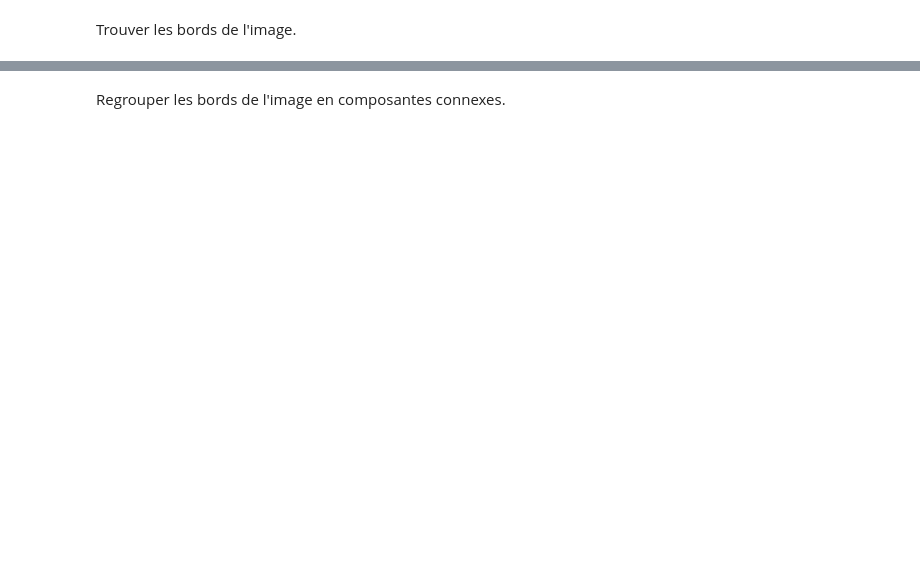
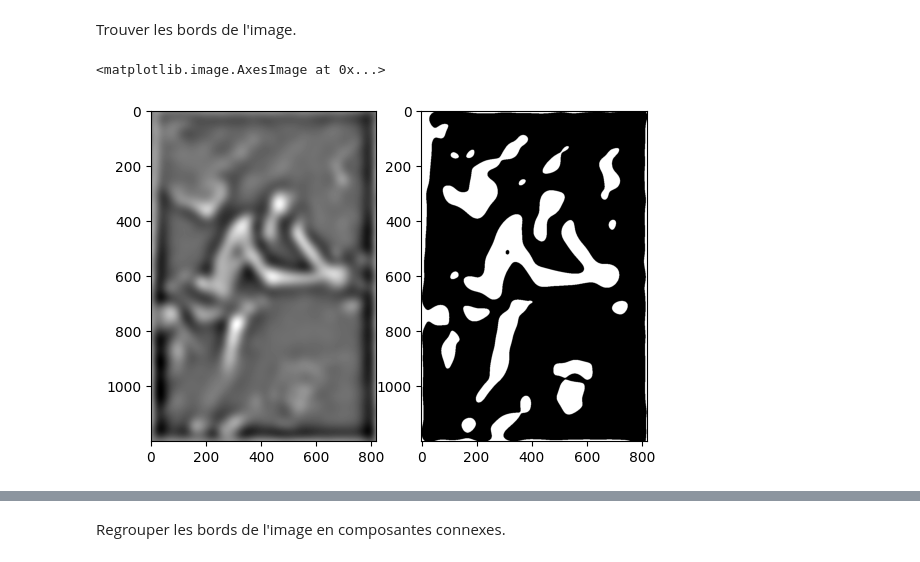
Before and after one commit to Kaduo/mira-inauguration, a Jupyter notebook: manual_dog.ipynb, the cells around one changed output, grey strips where cells are left out. Cells and saved outputs as stored; diff of their text form; code cells hidden in the pictures; blank space fills up the shorter version.

```diff
--- a/manual_dog.ipynb
+++ b/manual_dog.ipynb
@@ -28,3 +28,18 @@ print(image.shape)
 # plt.imshow(image, cmap="gray")
 # %% [markdown]
 Trouver les bords de l'image.
+# %%
+from fdog import difference_of_gaussians
+import numpy as np
+
+fig, axs = plt.subplots(1, 2)
+
+low_sigma=20
+
+background_dog_image = ski.color.rgb2gray(difference_of_gaussians(image, low_sigma, high_sigma=1.7*low_sigma))
+axs[0].imshow(background_dog_image, cmap="gray")
+background_thresh_image = background_dog_image > 0.008
+axs[1].imshow(background_thresh_image, cmap="gray")
+# %% [output]
+<matplotlib.image.AxesImage at 0x...>
+[figure, added]
```
Also changed, not shown: parts of 22 cells of this notebook, 5 other files.
